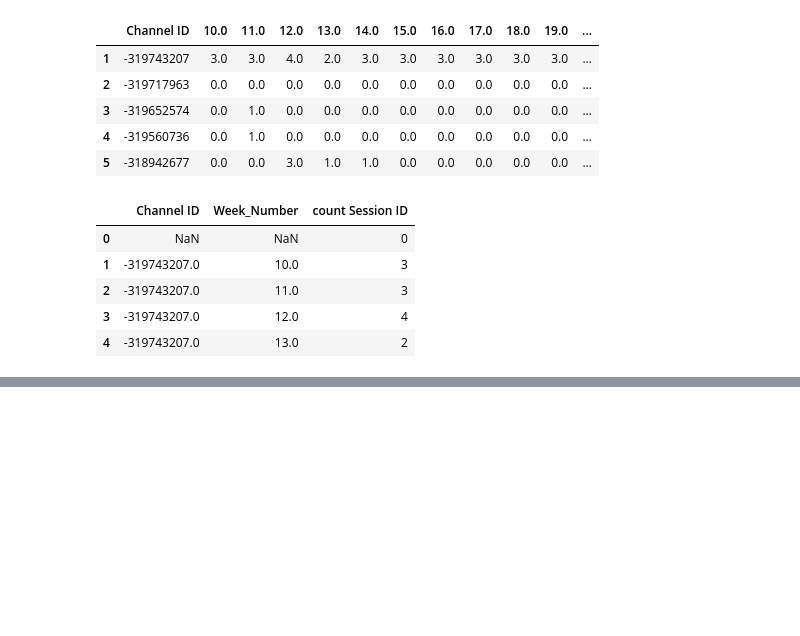
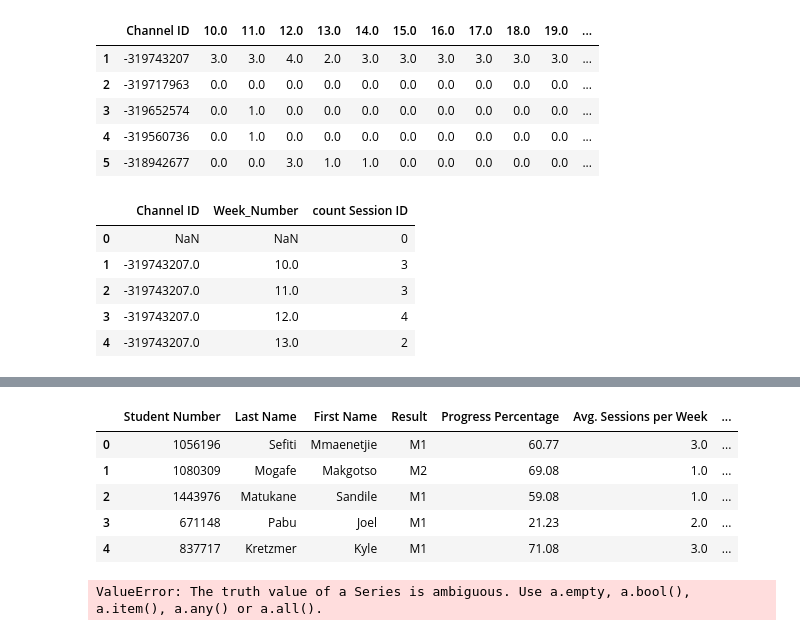
Before and after one commit to IsabellaCiambotti/uthini_repo, a Jupyter notebook: student report cards.ipynb, the cells around one changed output, grey strips where cells are left out. Cells and saved outputs as stored; diff of their text form; code cells hidden in the pictures; blank space fills up the shorter version.

```diff
--- a/student report cards.ipynb
+++ b/student report cards.ipynb
@@ -315,0 +477,14 @@ sns.lmplot(x="Week_Number", y="count Session ID", hue="Channel ID", data=session
+# %%
+req1 = []
+df = stud_reports
+
+for row in df['Required sessions per week']:
+    if row <0:
+        req1.append(0)
+    else:
+        req1.append(row)
+req1;
+# %%
+req2 = [round(x) for x in req1]
+# %%
+df['Suggested sessions per week'] = req2
@@ -315,0 +500,29 @@ sns.lmplot(x="Week_Number", y="count Session ID", hue="Channel ID", data=session
+# %%
+for_students = df[['Student Number', 'Last Name','First Name','Result','Progress Percentage',\
+                  'Avg. Sessions per Week','Suggested sessions per week','Avg chunks per session','Over session limit?']].copy()
+# %%
+for_students.head()
+# %% [output]
+|  | Student Number | Last Name | First Name | Result | Progress Percentage | Avg. Sessions per Week | ... |
+| 0 | 1056196 | Sefiti | Mmaenetjie | M1 | 60.77 | 3.0 | ... |
+| 1 | 1080309 | Mogafe | Makgotso | M2 | 69.08 | 1.0 | ... |
+| 2 | 1443976 | Matukane | Sandile | M1 | 59.08 | 1.0 | ... |
+| 3 | 671148 | Pabu | Joel | M1 | 21.23 | 2.0 | ... |
+| 4 | 837717 | Kretzmer | Kyle | M1 | 71.08 | 3.0 | ... |
+# %%
+req3 = []
+df = for_students
+x = (df['Suggested sessions per week']-df['Avg. Sessions per Week'])/100
+
+for row in df['Suggested sessions per week']:
+    if row <= df['Avg. Sessions per Week']:
+        req3.append('no change needed')
+    elif row > df['Avg. Sessions per Week']:
+        req3.append(f'Increase by\n{x}')
+    #else row==0:
+       # req3.append('no change needed')
+req3
+
+#f'Same as:\n{intersection}'
+# %% [output]
+ValueError: The truth value of a Series is ambiguous. Use a.empty, a.bool(), a.item(), a.any() or a.all().
```
Also changed, not shown: parts of 39 cells of this notebook.
